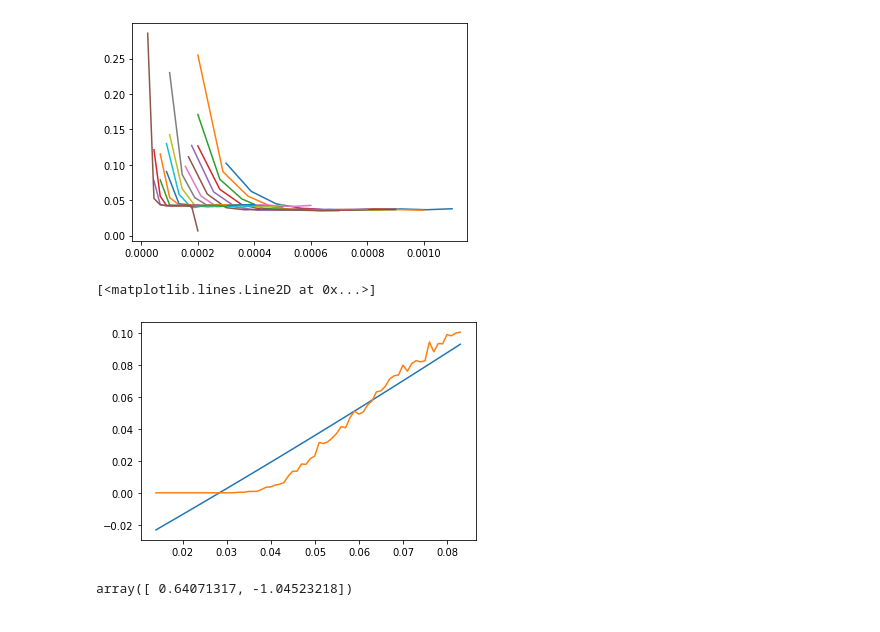
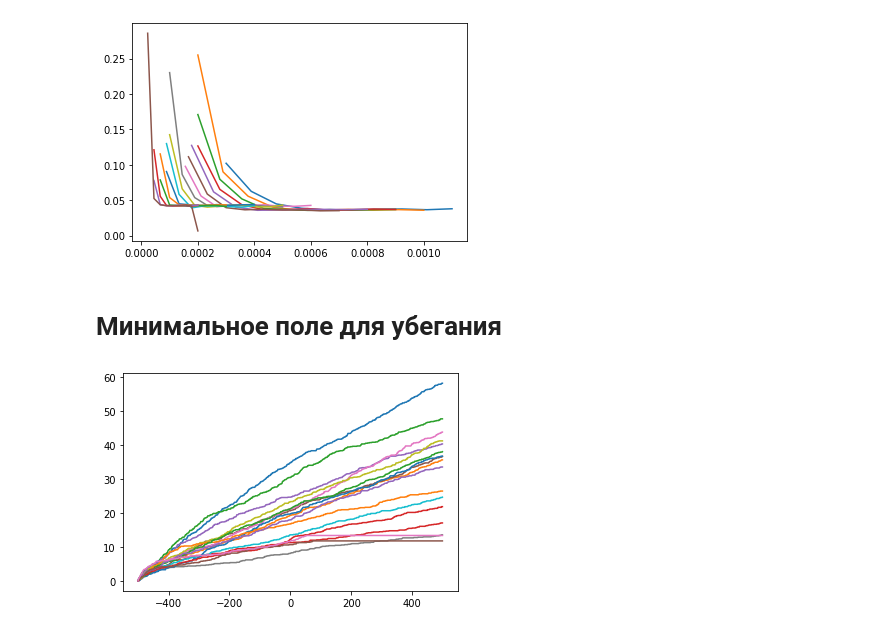
Before and after one commit to Zelenyy/phd-code, a Jupyter notebook: notebooks/21.RREA_1.ipynb, the cells around one changed output. Drawn from its saved outputs; the diff is of its cells as text; code cells hidden in the pictures.

```diff
--- a/notebooks/21.RREA_1.ipynb
+++ b/notebooks/21.RREA_1.ipynb
@@ -12,14 +12,15 @@ import tables
 import matplotlib as mpl
 # %%
 path = "/home/zelenyy/data/thunderstorm/test/result.hdf5"
-path = "/mnt/storage2/phd/data/thunderstorm/critical_energy/result.hdf5"
+# path = "/mnt/storage2/phd/data/thunderstorm/critical_energy/result.hdf5"
 # %%
 with tables.open_file(path) as h5file:
     # print(h5file)
     for group in h5file.root:
-        print(group._v_name)
-        # table = h5file.get_node(group, "stacking_simple")
+        # print(group._v_name)
+        table = h5file.get_node(group, "stacking_simple")
+        print(table.nrows)
         # print(repr(table.attrs))
         # data = table.read()
-        break
+        # break
 # %% [output]
@@ -203,10 +232,0 @@ popt, _ = curve_fit(sigmoid, x,y, [1.0, 0.0])
-# %%
-plt.plot(x, sigmoid(x, *popt))
-plt.plot(x,y)
-# %% [output]
-[<matplotlib.lines.Line2D at 0x...>]
-[figure, removed]
-# %%
-popt
-# %% [output]
-array([ 0.64071317, -1.04523218])
@@ -212,0 +236,21 @@ array([ 0.64071317, -1.04523218])
+# %% [markdown]
+# Минимальное поле для убегания
+# %%
+path = "/home/zelenyy/data/thunderstorm/test/result.hdf5"
+# %%
+bins = np.arange(-500.0, 501, 1)
+with tables.open_file(path) as h5file:
+    # print(h5file)
+    for group in h5file.root:
+        # print(group._v_name)
+        table = h5file.get_node(group, "stacking_simple")
+        data = table.read()
+        m_field = table.attrs["values_gdml_field"][0]
+        m_height = table.attrs["values_gdml_height"][0]
+        number =  table.attrs["values_macros_number"]
+        temp, _ = np.histogram(data["z"], bins=bins)
+        temp = np.cumsum(temp[::-1])/number
+
+        plt.plot(bins[:-1], temp)
+# %% [output]
+[figure, added]
```
Also changed, not shown: parts of 14 cells of this notebook, 9 other files.
